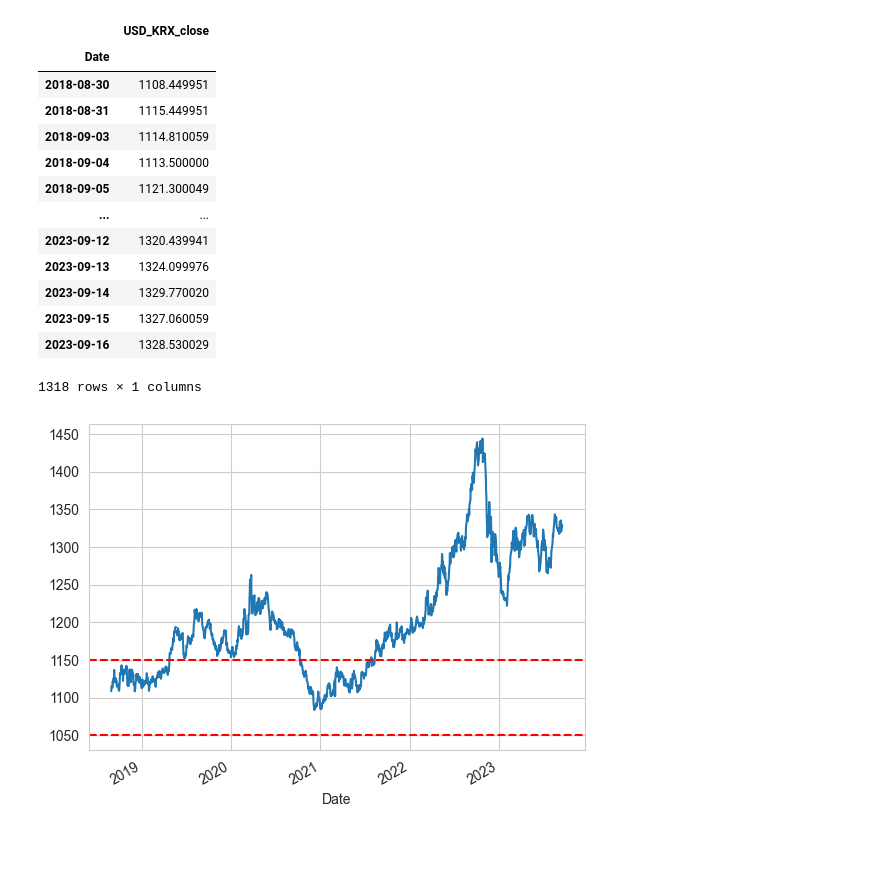
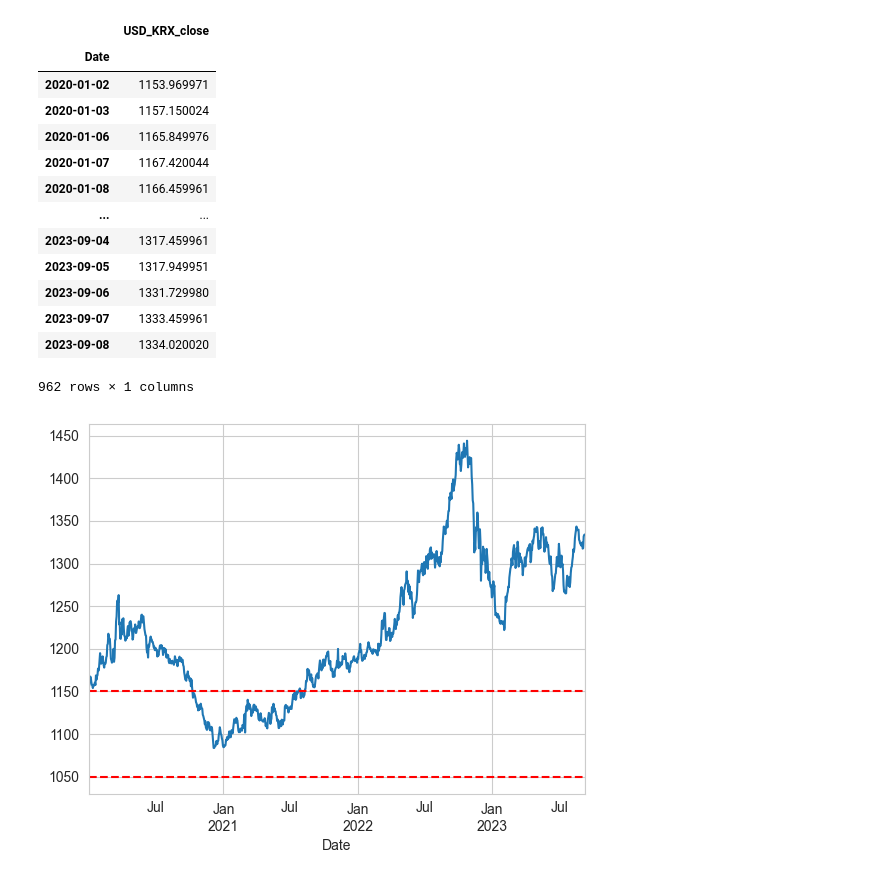
Before and after one commit to yss2333/stock, a Jupyter notebook: GHproject/GH project - py/sejun/경제지표데이터.ipynb, the cells around one changed output. Cells and saved outputs as stored; diff of their text form; code cells hidden in the pictures; blank space fills up the shorter version.

```diff
--- a/GHproject/GH project - py/sejun/경제지표데이터.ipynb
+++ b/GHproject/GH project - py/sejun/경제지표데이터.ipynb
@@ -34,32 +34,33 @@ Date
 
 [927 rows x 2 columns]
 # %%
-start = '2018-08-30'
+start = '2020-01-02'
+end = '2023-09-08'
 
 ## 미국 원달러 환율
-USD_KRX = fdr.DataReader('USD/KRW', start) # 미국 달러/ 한국 원(원달러)
+USD_KRX = fdr.DataReader('USD/KRW', start, end) # 미국 달러/ 한국 원(원달러)
 graph = USD_KRX.loc [:,'Close'].plot()
 graph.axhline(1050, ls='--', color='r') #1050선
 graph.axhline(1150, ls='--', color='r') # 1150선
 
 USD_KRX = USD_KRX[['Close']].rename(columns={"Close": "USD_KRX_close"})
 USD_KRX
 # %% [output]
 |  | USD_KRX_close |
 | Date |  |
-| 2018-08-30 | 1108.449951 |
-| 2018-08-31 | 1115.449951 |
-| 2018-09-03 | 1114.810059 |
-| 2018-09-04 | 1113.500000 |
-| 2018-09-05 | 1121.300049 |
+| 2020-01-02 | 1153.969971 |
+| 2020-01-03 | 1157.150024 |
+| 2020-01-06 | 1165.849976 |
+| 2020-01-07 | 1167.420044 |
+| 2020-01-08 | 1166.459961 |
 | ... | ... |
-| 2023-09-12 | 1320.439941 |
-| 2023-09-13 | 1324.099976 |
-| 2023-09-14 | 1329.770020 |
-| 2023-09-15 | 1327.060059 |
-| 2023-09-16 | 1328.530029 |
+| 2023-09-04 | 1317.459961 |
+| 2023-09-05 | 1317.949951 |
+| 2023-09-06 | 1331.729980 |
+| 2023-09-07 | 1333.459961 |
+| 2023-09-08 | 1334.020020 |
-1318 rows × 1 columns
+962 rows × 1 columns
-[figure, old version]
+[figure, new version]
 # %%
 from fredapi import Fred
 fred = Fred(api_key = '4c55d0ee6170369793707da4cba1b7be')
```
Also changed, not shown: parts of 10 cells of this notebook, 1 other file.
